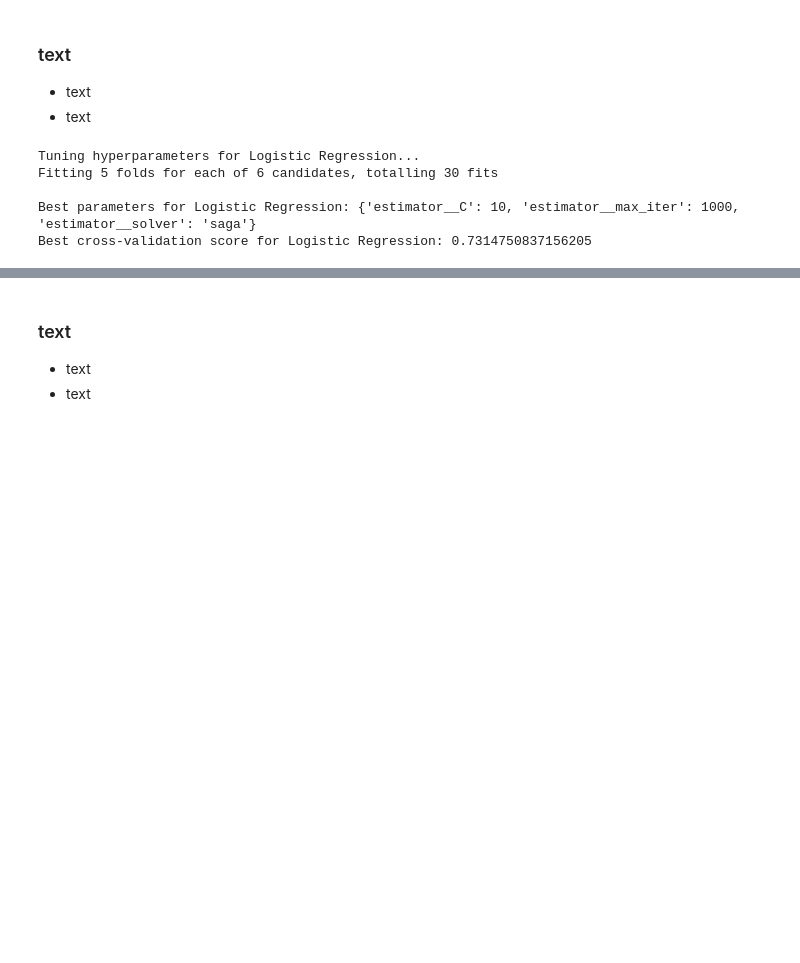
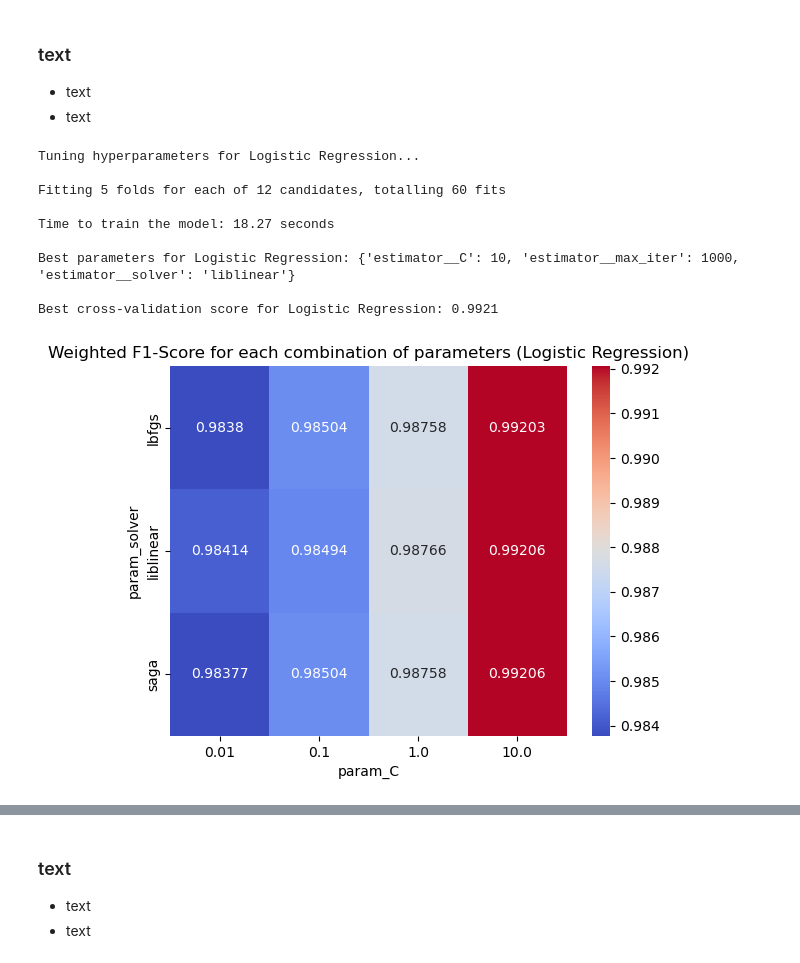
Before and after one commit to Botti01/SSH-Shell-Attacks, a Jupyter notebook: notebooks/section2_supervised_learning_classification.ipynb, the cells around one changed output, grey strips where cells are left out. Drawn from its saved outputs; the diff is of its cells as text; code cells hidden in the pictures; blank space fills up the shorter version.

```diff
--- a/notebooks/section2_supervised_learning_classification.ipynb
+++ b/notebooks/section2_supervised_learning_classification.ipynb
@@ -592,24 +592,23 @@ TO BE CHECKED
 - text
 # %%
 param_grid_logreg = {
-    'estimator__C': [0.1, 1, 10],
-    'estimator__solver': ['liblinear', 'saga'],
+    'estimator__C': [0.01, 0.1, 1, 10],
+    'estimator__solver': ['liblinear', 'saga', 'lbfgs'],
     'estimator__max_iter': [1000]
 }
 
 param_grid_rf = {
-    'estimator__n_estimators': [50, 100, 150],
-    'estimator__max_depth': [10, 20, 30, None],
+    'estimator__n_estimators': [10, 50, 100, 150],
+    'estimator__max_depth': [10, 50, 100, None],
     'estimator__min_samples_split': [2, 5, 10],
     'estimator__min_samples_leaf': [1, 2, 4],
     'estimator__random_state': [42]
 }
 
 param_grid_svm = {
-    'estimator__C': [0.1, 1, 10],
-    'estimator__kernel': ['linear', 'rbf', 'poly'],
+    'estimator__C': [0.01, 0.1, 1, 10],
+    'estimator__kernel': ['linear', 'rbf'],
     'estimator__gamma': ['scale', 'auto'],
-    'estimator__degree': [3, 4, 5],
     'estimator__random_state': [42]
 }
 # %%
@@ -620,29 +619,52 @@ def hyperparameter_tuning_with_gridsearch(model_name, model, param_grid, X_train
     Utilizza OneVsRestClassifier per la classificazione multilabel.
     """
     ovr_model = OneVsRestClassifier(model)
+    scorer = make_scorer(f1_score, average='weighted', zero_division=1)
 
-    grid_search = GridSearchCV(estimator=ovr_model, param_grid=param_grid, cv=5, verbose=1, n_jobs=-1, scoring='f1_macro')  # Usa f1_macro per le prestazioni multilabel,
-    #accuracy alta ma f1_score vede se anche le claasi minoritarie sono state predette correttamente. Migliore per dataset sbilanciati
+    grid_search = GridSearchCV(estimator=ovr_model, param_grid=param_grid, cv=5, verbose=1, n_jobs=-1, scoring=scorer)
 
-    print(f"\nTuning hyperparameters for {model_name}...")
+    print(f"\nTuning hyperparameters for {model_name}...\n")
 
+    start_time = time.time()
     grid_search.fit(X_train, y_train_binary)
+    end_time = time.time()
 
+    elapsed_time = end_time - start_time
+    print(f"\nTime to train the model: {elapsed_time:.2f} seconds")
     print(f"\nBest parameters for {model_name}: {grid_search.best_params_}")
-    print(f"Best cross-validation score for {model_name}: {grid_search.best_score_}")
+    print(f"\nBest cross-validation score for {model_name}: {grid_search.best_score_:.4f}")
 
-    return grid_search.best_estimator_
+    return grid_search
 # %%
 # Esegui GridSearch per Logistic Regression con OneVsRestClassifier
 best_logreg_model = hyperparameter_tuning_with_gridsearch(
     "Logistic Regression", LogisticRegression(max_iter=1000, random_state=42), param_grid_logreg, X_train_tfidf, y_train_binary
 )
+
+results_logreg = pd.DataFrame(best_logreg_model.cv_results_)
+
+# Crea una pivot table
+scores_logreg = results_logreg.pivot(index='param_estimator__solver',
+                                     columns='param_estimator__C',
+                                     values='mean_test_score')
+
+# Visualizza la heatmap
+sns.heatmap(scores_logreg, annot=True, cmap='coolwarm', fmt='.5g')
+plt.xlabel('param_C')
+plt.ylabel('param_solver')
+plt.title('Weighted F1-Score for each combination of parameters (Logistic Regression)')
+plt.show()
 # %% [output]
 Tuning hyperparameters for Logistic Regression...
-Fitting 5 folds for each of 6 candidates, totalling 30 fits
 
-Best parameters for Logistic Regression: {'estimator__C': 10, 'estimator__max_iter': 1000, 'estimator__solver': 'saga'}
-Best cross-validation score for Logistic Regression: 0.7314750837156205
+Fitting 5 folds for each of 12 candidates, totalling 60 fits
+
+Time to train the model: 18.27 seconds
+
+Best parameters for Logistic Regression: {'estimator__C': 10, 'estimator__max_iter': 1000, 'estimator__solver': 'liblinear'}
+
+Best cross-validation score for Logistic Regression: 0.9921
+[figure, added]
 # %%
 # Esegui GridSearch per Random Forest con OneVsRestClassifier
 best_rf_model = hyperparameter_tuning_with_gridsearch(
```
Also changed, not shown: parts of 18 cells of this notebook.
